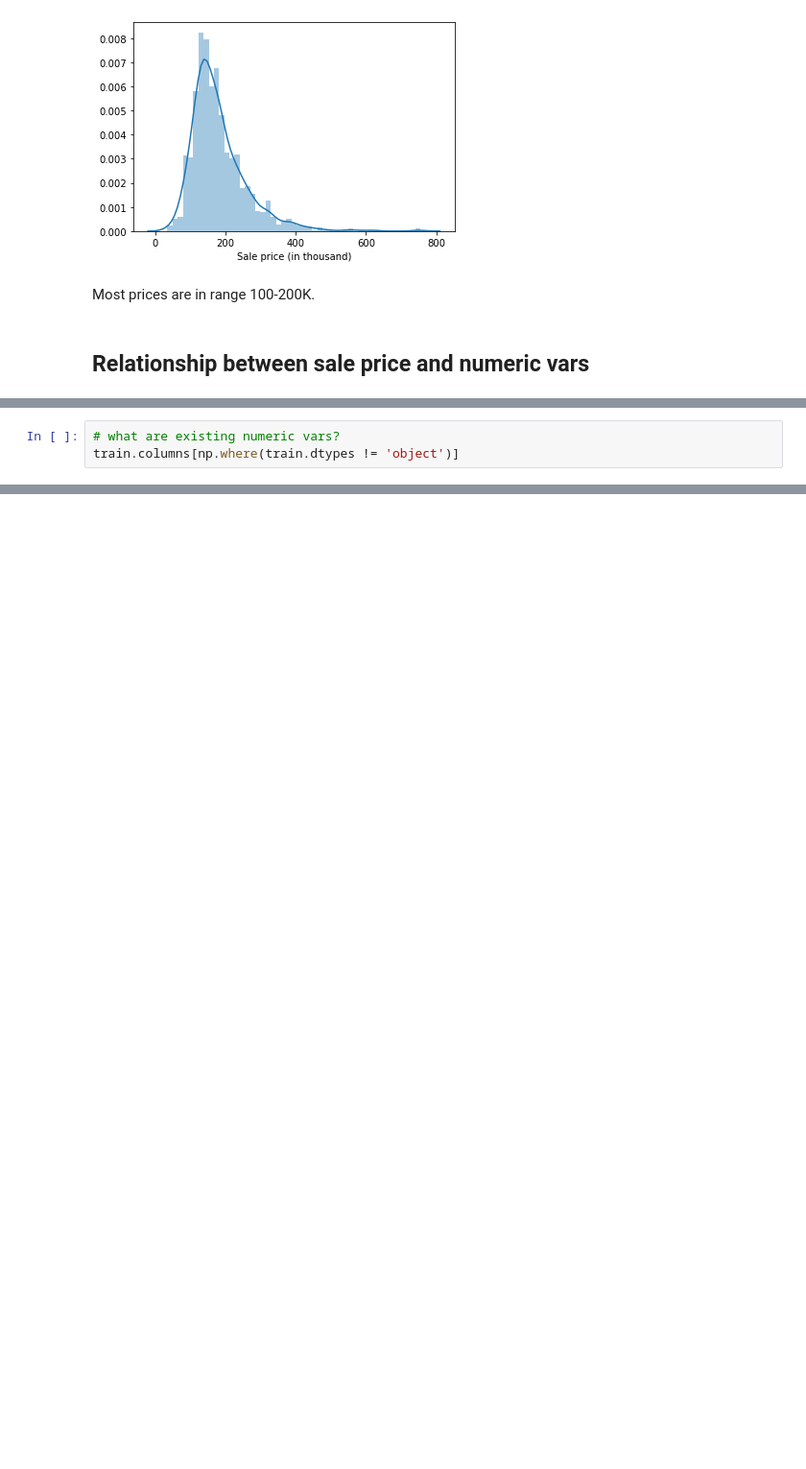
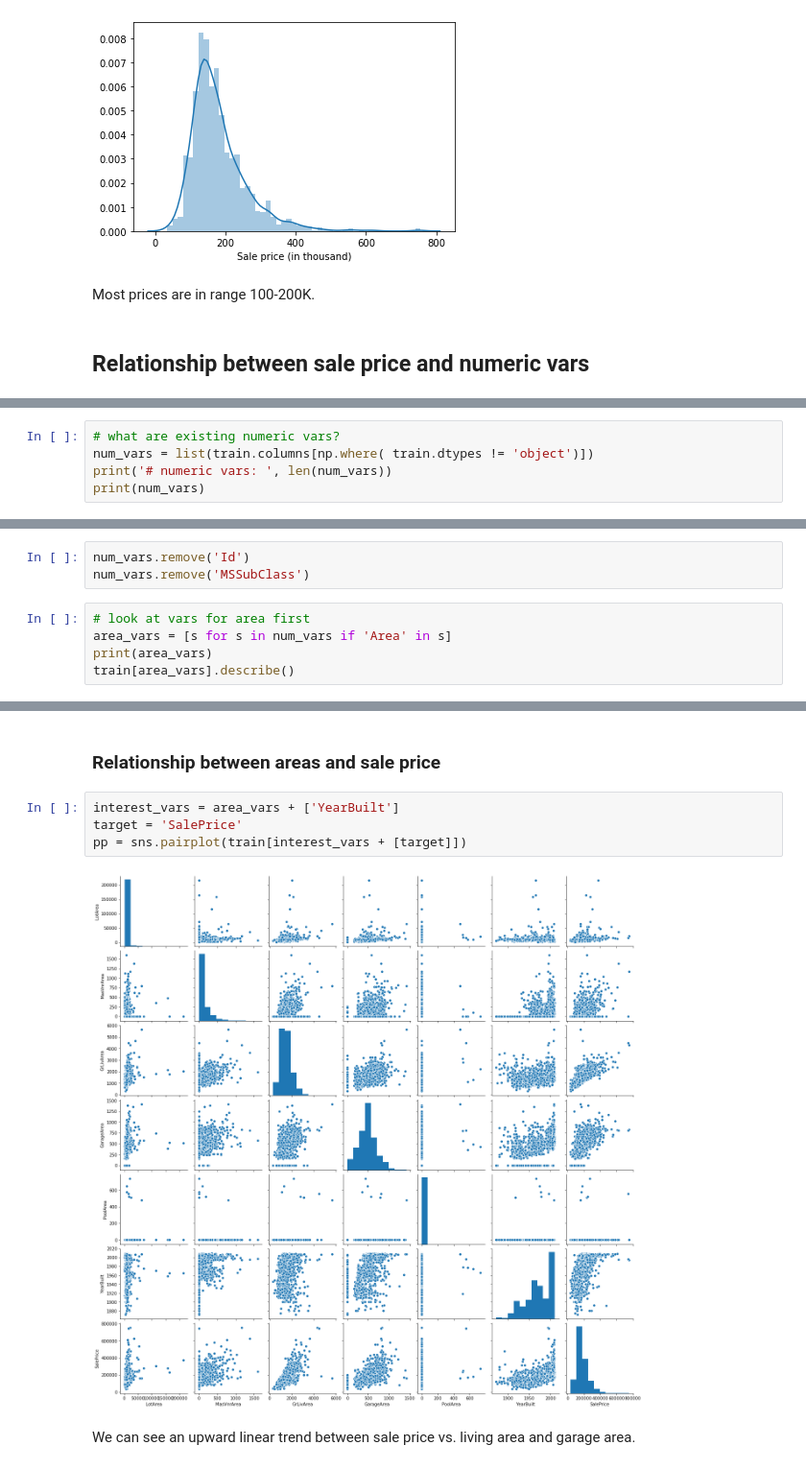
Before and after one commit to victor-luu191/house_price, a Jupyter notebook: EDA.ipynb, the cells around one changed output, grey strips where cells are left out. Shown: that part at 96% size. Cells and saved outputs as stored; diff of their text form; blank space fills up the shorter version.

```diff
--- a/EDA.ipynb
+++ b/EDA.ipynb
@@ -49,4 +79,6 @@ Most prices are in range 100-200K.
 # %%
 # what are existing numeric vars?
-train.columns[np.where(train.dtypes != 'object')]
+num_vars = list(train.columns[np.where( train.dtypes != 'object')])
+print('# numeric vars: ', len(num_vars))
+print(num_vars)
 # %% [output]
@@ -61,0 +91,8 @@ Index(['Id', 'MSSubClass', 'LotFrontage', 'LotArea', 'OverallQual',
+# %%
+num_vars.remove('Id')
+num_vars.remove('MSSubClass')
+# %%
+# look at vars for area first
+area_vars = [s for s in num_vars if 'Area' in s]
+print(area_vars)
+train[area_vars].describe()
@@ -62 +110,11 @@ Index(['Id', 'MSSubClass', 'LotFrontage', 'LotArea', 'OverallQual',
+# %% [markdown]
+### Relationship between areas and sale price
+# %%
+interest_vars = area_vars + ['YearBuilt']
+target = 'SalePrice'
+pp = sns.pairplot(train[interest_vars + [target]])
+# %% [output]
+[figure, added]
+# %% [markdown]
+We can see an upward linear trend between sale price vs. living area and garage area.
 # %%
```
Also changed, not shown: parts of 7 cells of this notebook.
